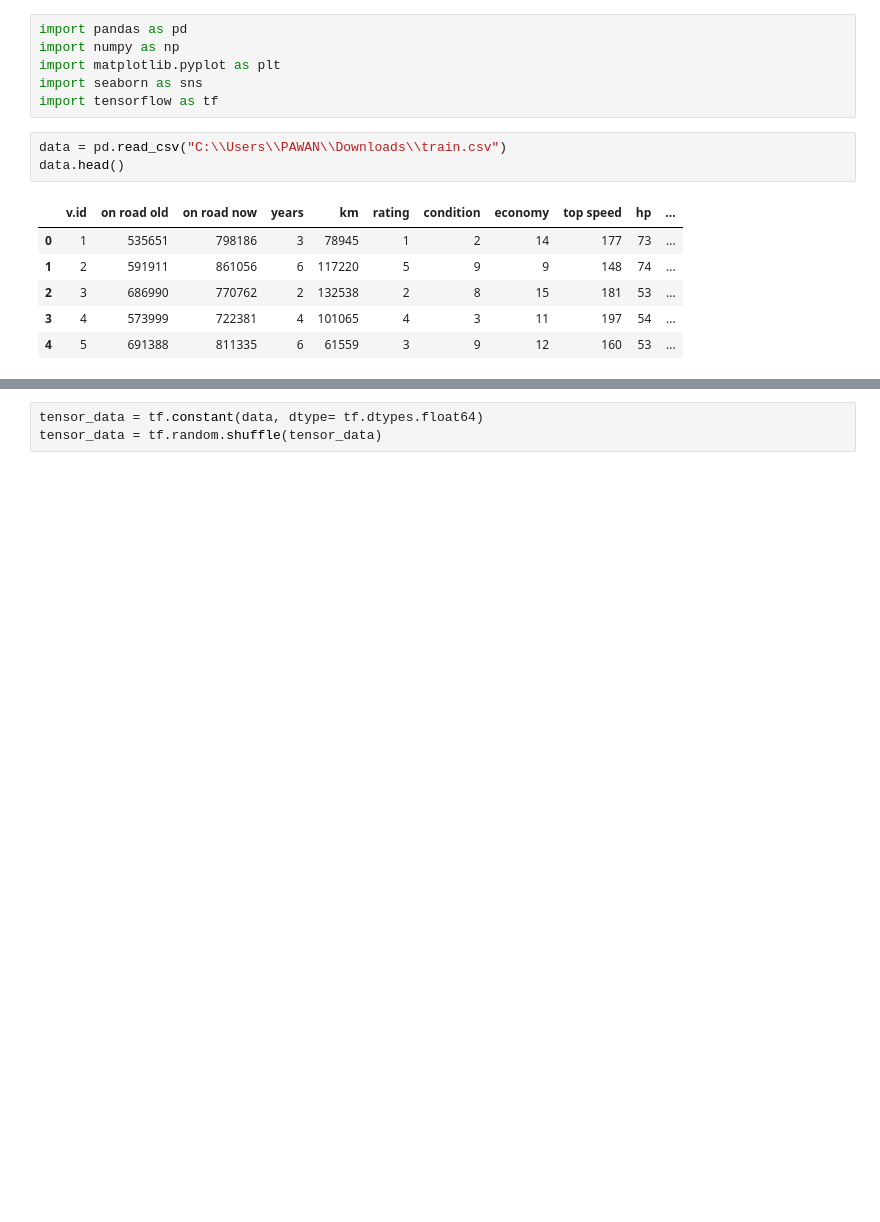
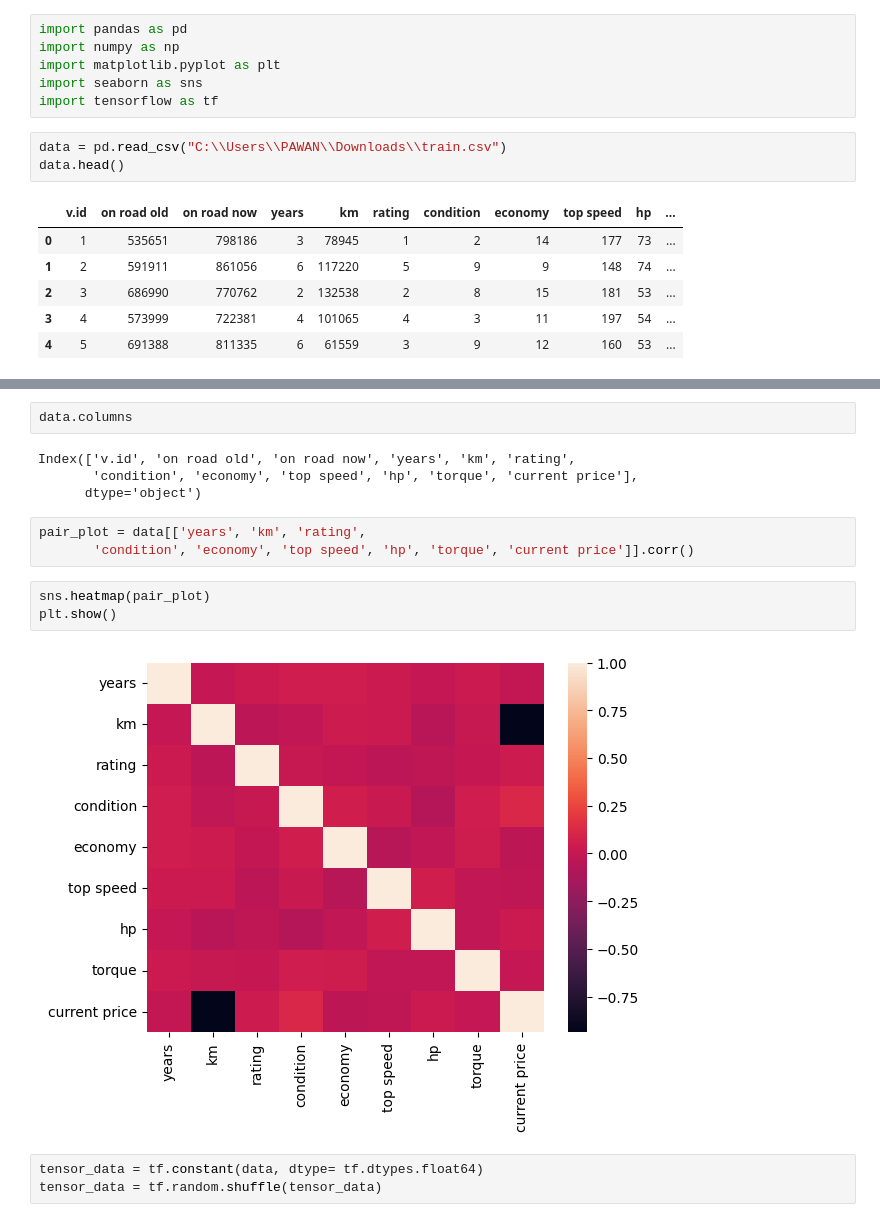
Before and after one commit to trailokya-world/Car-Price-Prediction-Using-Deep-Learning, a Jupyter notebook: Source Code/source code.ipynb, the cells around one changed output, grey strips where cells are left out. Saved outputs shown, nothing was run; the diff lists cells and outputs as text; blank space fills up the shorter version.

```diff
--- a/Source Code/source code.ipynb
+++ b/Source Code/source code.ipynb
@@ -17,3 +59,17 @@ data.head()
+# %%
+data.columns
+# %% [output]
+Index(['v.id', 'on road old', 'on road now', 'years', 'km', 'rating',
+       'condition', 'economy', 'top speed', 'hp', 'torque', 'current price'],
+      dtype='object')
+# %%
+pair_plot = data[['years', 'km', 'rating',
+       'condition', 'economy', 'top speed', 'hp', 'torque', 'current price']].corr()
+# %%
+sns.heatmap(pair_plot)
+plt.show()
+# %% [output]
+[figure, added]
 # %%
 tensor_data = tf.constant(data, dtype= tf.dtypes.float64)
 tensor_data = tf.random.shuffle(tensor_data)
```
Also changed, not shown: parts of 13 cells of this notebook.
